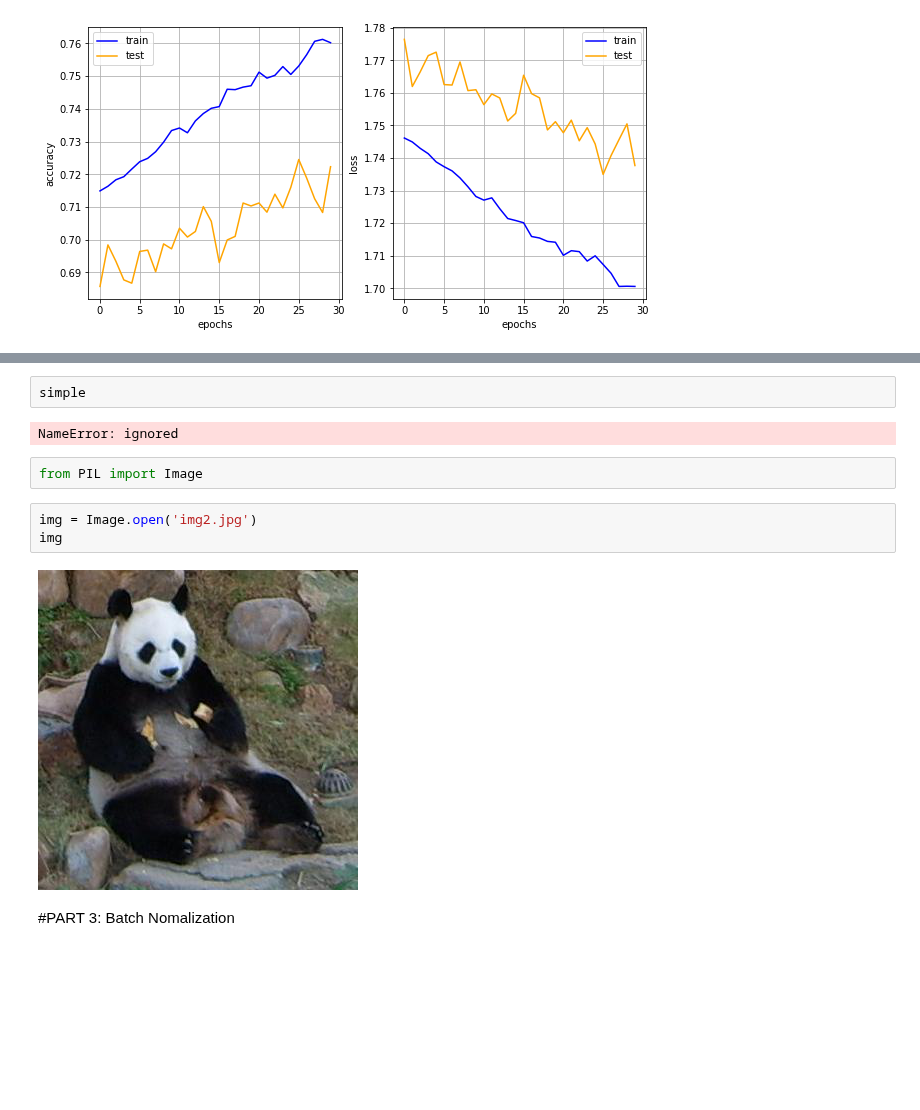
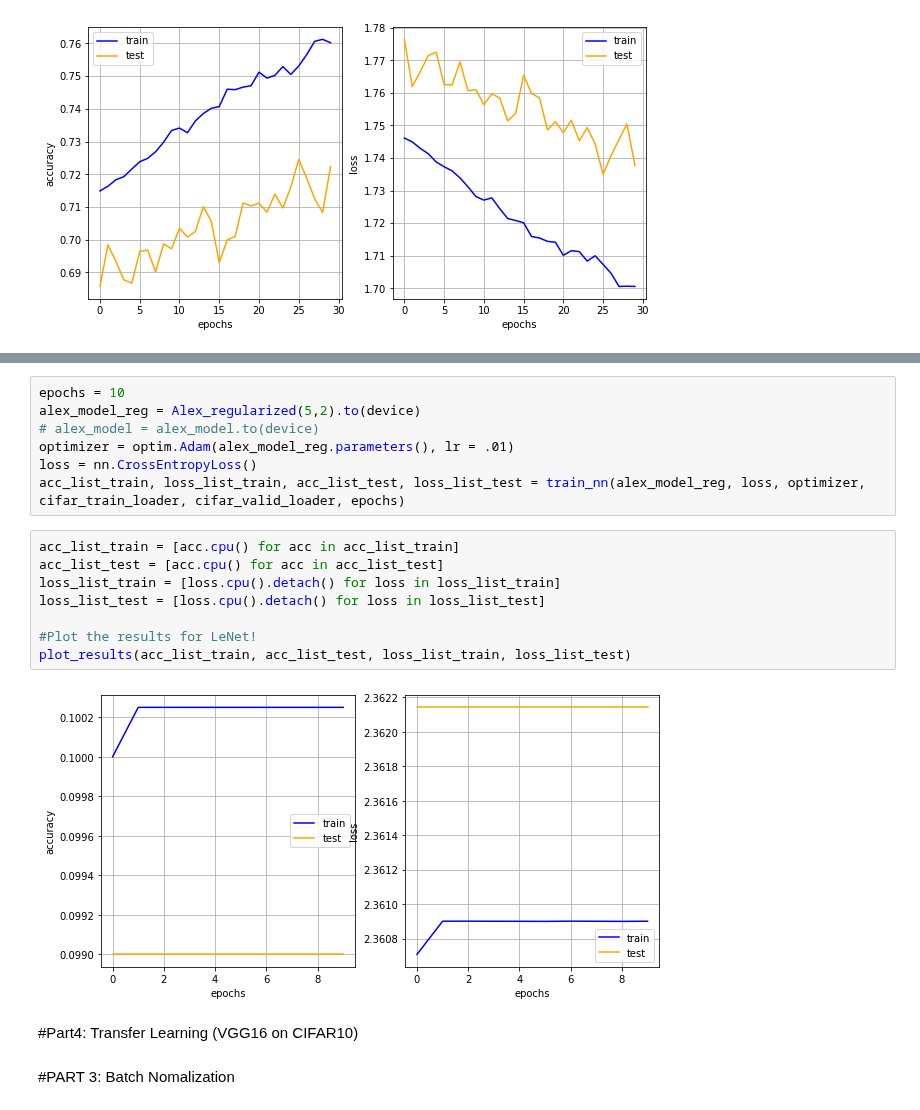
Before and after one commit to Beh-noush/General-Python, a Jupyter notebook: MLP_and_conv_deepnets.ipynb, the cells around one changed output, grey strips where cells are left out. Cells and saved outputs as stored; diff of their text form; blank space fills up the shorter version.

```diff
--- a/MLP_and_conv_deepnets.ipynb
+++ b/MLP_and_conv_deepnets.ipynb
@@ -527,14 +523,22 @@ simple                  [ <=>                ] 110.28K  --.-KB/s    in 0.02s
-# %%
-simple
-# %% [output]
-NameError: ignored
-# %%
-from PIL import Image
-# %%
-img = Image.open('img2.jpg')
-img
-# %% [output]
-[figure, removed]
+# %%
+epochs = 10
+alex_model_reg = Alex_regularized(5,2).to(device)
+# alex_model = alex_model.to(device)
+optimizer = optim.Adam(alex_model_reg.parameters(), lr = .01)
+loss = nn.CrossEntropyLoss()
+acc_list_train, loss_list_train, acc_list_test, loss_list_test = train_nn(alex_model_reg, loss, optimizer, cifar_train_loader, cifar_valid_loader, epochs)
+# %%
+acc_list_train = [acc.cpu() for acc in acc_list_train]
+acc_list_test = [acc.cpu() for acc in acc_list_test]
+loss_list_train = [loss.cpu().detach() for loss in loss_list_train]
+loss_list_test = [loss.cpu().detach() for loss in loss_list_test]
+
+#Plot the results for LeNet!
+plot_results(acc_list_train, acc_list_test, loss_list_train, loss_list_test)
+# %% [output]
+[figure, added]
+# %% [markdown]
+#Part4: Transfer Learning (VGG16 on CIFAR10)
 # %% [markdown]
 #PART 3: Batch Nomalization
 # %% [markdown]
```
Also changed, not shown: parts of 7 cells of this notebook.
